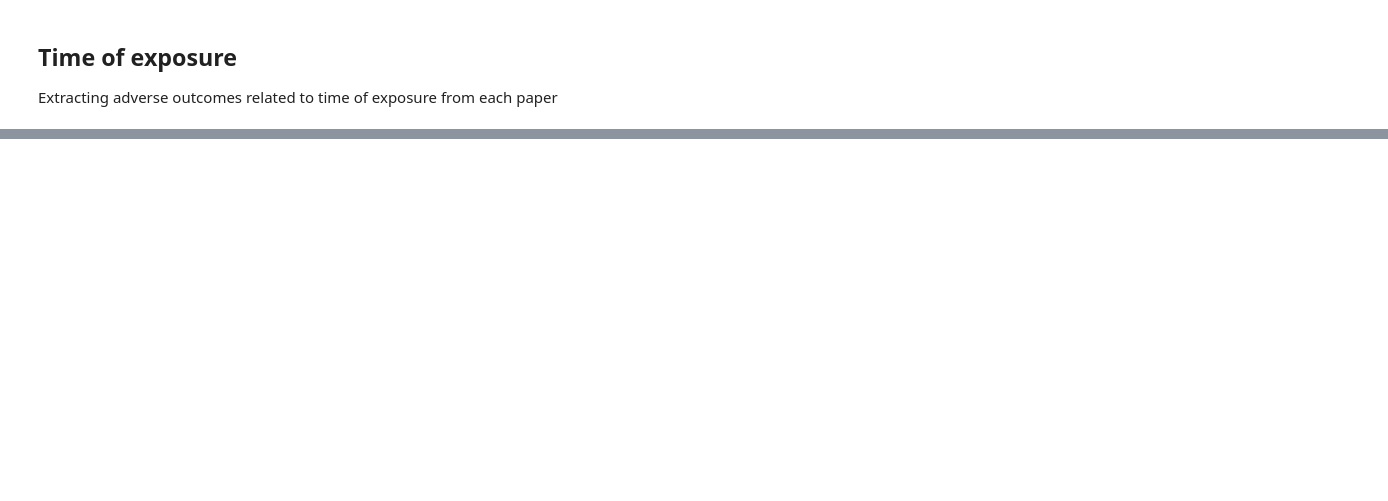
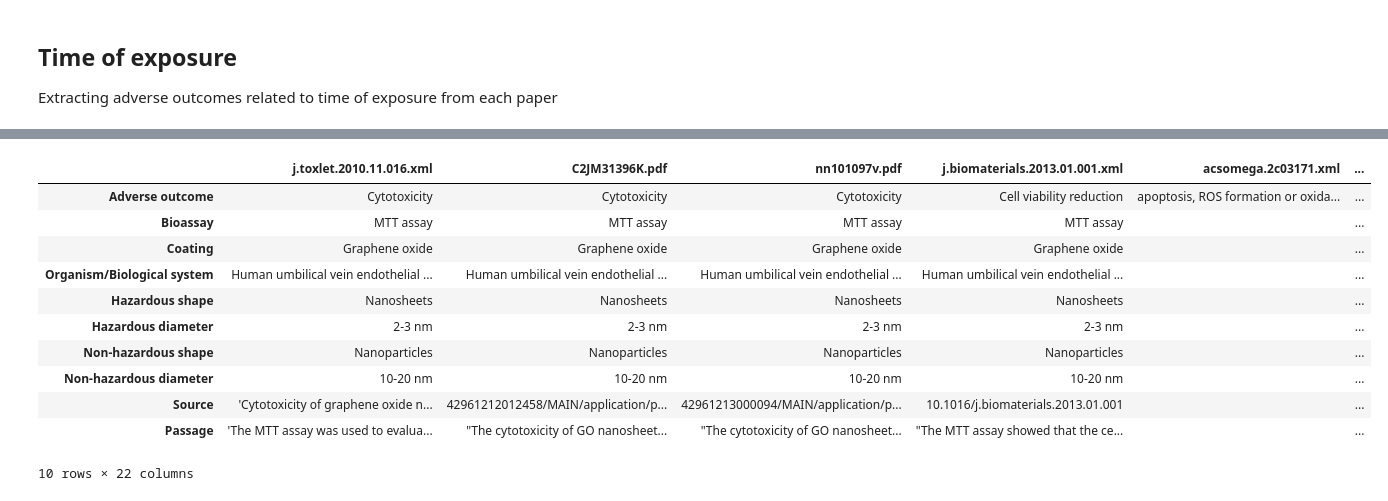
Before and after one commit to jmillanacosta/sbd4nano-llm, a Jupyter notebook: notebooks/01_openai_graphene_oxide.ipynb, the cells around one changed output, grey strips where cells are left out. Saved outputs shown, nothing was run; the diff lists cells and outputs as text; code cells hidden in the pictures; blank space fills up the shorter version.

Commit message:
Fixed some issues with the tables

```diff
--- a/notebooks/01_openai_graphene_oxide.ipynb
+++ b/notebooks/01_openai_graphene_oxide.ipynb
@@ -270,12 +317,12 @@ for document in documents:
     docs = docsearch.as_retriever().get_relevant_documents(query)
     chain = load_qa_chain(OpenAI(temperature=0), chain_type="stuff",    prompt=doc_prompt)
 
-    res = chain({"input_documents": docs, "question": dose},    return_only_outputs=False)
+    res = chain({"input_documents": docs, "question": shape},    return_only_outputs=False)
     output = res['output_text'].split("\n")
     results[document] = output
 
 output_keys=["Adverse outcome","Bioassay", "Hazardous dose", "Hazardous dose units", "Organism/Biological system", "Hazardous shape", "Hazardous diameter", "Non-hazardous shape", "Non-hazardous diameter" , "score", "Source", "Passage"]
-dose = {key:{} for key in results}
+shape = {key:{} for key in results}
 for key in results:
     for output in output_keys:
         for value in results[key]:
@@ -283,8 +330,8 @@ for key in results:
                 new_val = value.split(output)[1]
                 if ':' in new_val:
                     new_val = new_val.replace(":", "")
-                    dose[key][output] = new_val
-df_dose = pd.DataFrame(dose) # Not needed
+                    shape[key][output] = new_val
+df_shape = pd.DataFrame(shape) # Not needed
 
-df_dose.to_csv('../data/results/graphene-oxide/dose.csv')
-df_dose
+df_shape.to_csv('../data/results/graphene-oxide/shape.csv')
+df_shape
@@ -318,7 +377,7 @@ for document in documents:
     results[document] = output
 
 output_keys=["Adverse outcome","Bioassay", "Hazardous dose", "Hazardous dose units", "Coating", "Organism/Biological system", "Hazardous shape", "Hazardous diameter", "Non-hazardous shape", "Non-hazardous diameter" , "score", "Source", "Passage"]
-dose = {key:{} for key in results}
+time = {key:{} for key in results}
 for key in results:
     for output in output_keys:
         for value in results[key]:
@@ -326,8 +385,5 @@ for key in results:
                 new_val = value.split(output)[1]
                 if ':' in new_val:
                     new_val = new_val.replace(":", "")
-                    dose[key][output] = new_val
-df_dose = pd.DataFrame(dose) # Not needed
-
-df_dose.to_csv('../data/results/graphene-oxide/time.csv')
-df_dose
+                    time[key][output] = new_val
+df_time = pd.DataFrame(time) # Not needed
@@ -333,0 +392,3 @@ df_dose
+# %%
+def remove_parentheses(text):
+    return re.sub(r'\([^)]*\)', '', text)
@@ -333,0 +425,17 @@ df_dose
+# %%
+df_dose[df_dose.columns.difference(['Passage'])] = df_dose[df_dose.columns.difference(['Passage'])].applymap(remove_parentheses)
+df_dose.to_csv('../data/results/graphene-oxide/dose.csv')
+df_dose
+# %% [output]
+|  | j.toxlet.2010.11.016.xml | C2JM31396K.pdf | nn101097v.pdf | j.biomaterials.2013.01.001.xml | acsomega.2c03171.xml | ... |
+| Adverse outcome | Cytotoxicity | Cytotoxicity | Cytotoxicity | Cell viability reduction | apoptosis, ROS formation or oxida... | ... |
+| Bioassay | MTT assay | MTT assay | MTT assay | MTT assay |  | ... |
+| Coating | Graphene oxide | Graphene oxide | Graphene oxide | Graphene oxide |  | ... |
+| Organism/Biological system | Human umbilical vein endothelial ... | Human umbilical vein endothelial ... | Human umbilical vein endothelial ... | Human umbilical vein endothelial ... |  | ... |
+| Hazardous shape | Nanosheets | Nanosheets | Nanosheets | Nanosheets |  | ... |
+| Hazardous diameter | 2-3 nm | 2-3 nm | 2-3 nm | 2-3 nm |  | ... |
+| Non-hazardous shape | Nanoparticles | Nanoparticles | Nanoparticles | Nanoparticles |  | ... |
+| Non-hazardous diameter | 10-20 nm | 10-20 nm | 10-20 nm | 10-20 nm |  | ... |
+| Source | 'Cytotoxicity of graphene oxide n... | 42961212012458/MAIN/application/p... | 42961213000094/MAIN/application/p... | 10.1016/j.biomaterials.2013.01.001 |  | ... |
+| Passage | 'The MTT assay was used to evalua... | "The cytotoxicity of GO nanosheet... | "The cytotoxicity of GO nanosheet... | "The MTT assay showed that the ce... |  | ... |
+10 rows × 22 columns
```
Also changed, not shown: parts of 13 cells of this notebook, 5 other files.
